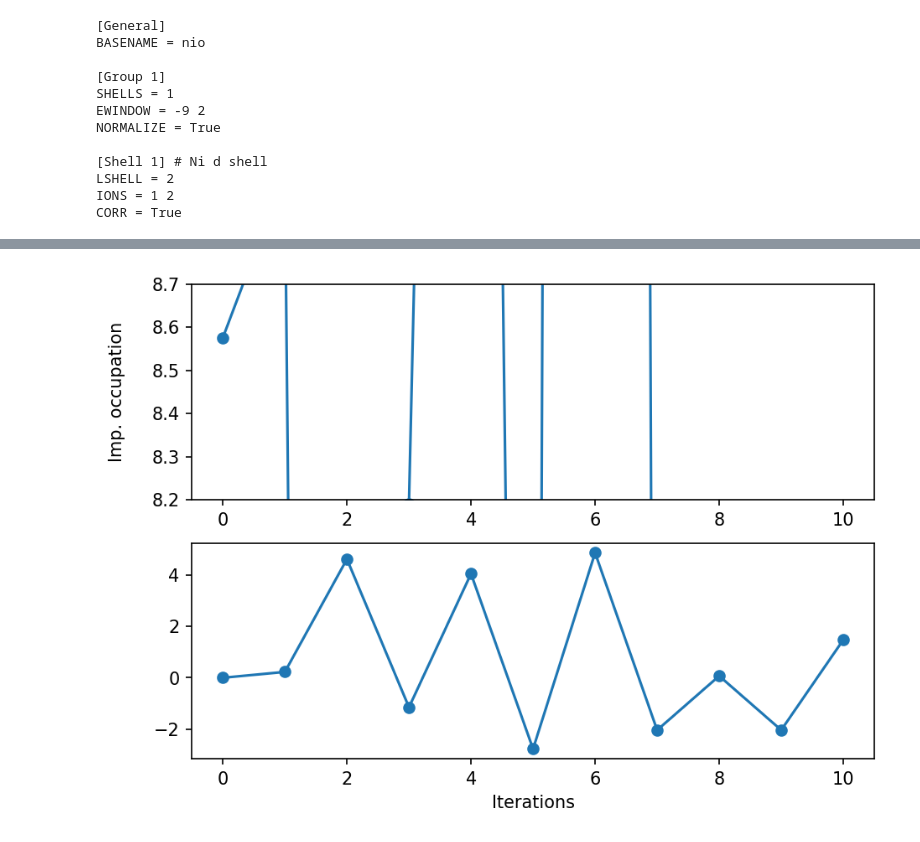
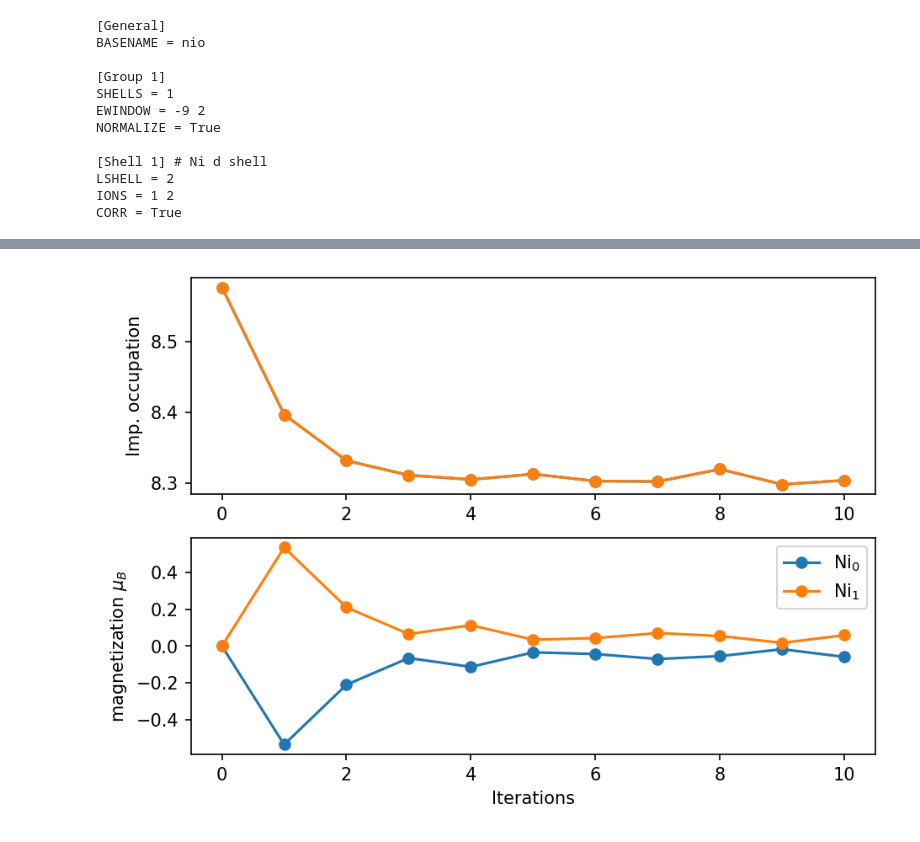
Before and after one commit to TRIQS/solid_dmft, a Jupyter notebook: doc/tutorials/NiO_os_plo_mag/NiO_tutorial.ipynb, the cells around one changed output, grey strips where cells are left out. Drawn from its saved outputs; the diff is of its cells as text; code cells hidden in the pictures.

```diff
--- a/doc/tutorials/NiO_os_plo_mag/NiO_tutorial.ipynb
+++ b/doc/tutorials/NiO_os_plo_mag/NiO_tutorial.ipynb
@@ -170,8 +224,8 @@ this tells us that solid_dmft detected correctly how we want to orientate the sp
 After the calculation is finished we can take a look at the results:
 # %%
 with HDFArchive('NiO_highT/nio.h5','r') as h5:
-    Sigma_iw = h5['DMFT_results/last_iter/Sigma_freq_0']
-    obs = h5['DMFT_results/observables']
+    Sigma_iw_highT = h5['DMFT_results/last_iter/Sigma_freq_0']
+    obs_highT = h5['DMFT_results/observables']
 # %%
 fig, ax = plt.subplots(nrows=2, dpi=150, figsize=(7,5))
 
@@ -205,23 +297,26 @@ plt.show()
 # %%
 with HDFArchive('NiO_lowT/nio.h5','r') as h5:
-    Sigma_iw = h5['DMFT_results/it_5/Sigma_freq_0']
-    obs = h5['DMFT_results/observables']
+    Sigma_iw_lowT = h5['DMFT_results/last_iter/Sigma_freq_0']
+    obs_lowT = h5['DMFT_results/observables']
 # %%
 fig, ax = plt.subplots(nrows=2, dpi=150, figsize=(7,5))
 
-ax[0].plot(obs['iteration'], np.array(obs['imp_occ'][0]['up'])+np.array(obs['imp_occ'][0]['down']), '-o')
+ax[0].plot(obs_lowT['iteration'], np.array(obs_lowT['imp_occ'][0]['up'])+np.array(obs_lowT['imp_occ'][0]['down']), '-o', label=r'Ni$_0$')
+ax[0].plot(obs_lowT['iteration'], np.array(obs_lowT['imp_occ'][1]['up'])+np.array(obs_lowT['imp_occ'][1]['down']), '-o', label=r'Ni$_1$')
 
-ax[1].plot(obs['iteration'], (np.array(obs['imp_occ'][0]['up'])-np.array(obs['imp_occ'][0]['down'])), '-o')
+ax[1].plot(obs_lowT['iteration'], (np.array(obs_lowT['imp_occ'][0]['up'])-np.array(obs_lowT['imp_occ'][0]['down'])), '-o', label=r'Ni$_0$')
+ax[1].plot(obs_lowT['iteration'], (np.array(obs_lowT['imp_occ'][1]['up'])-np.array(obs_lowT['imp_occ'][1]['down'])), '-o', label=r'Ni$_1$')
 
-
-
-ax[0].set_ylabel('Imp. occupation\n')
-ax[0].set_ylim(8.2, 8.7)
+ax[0].set_ylabel('Imp. occupation')
+ax[1].set_ylabel(r'magnetization $\mu_B$')
+# ax[0].set_ylim(8.2, 8.7)
+# ax[1].set_ylim(-0.5, 0.5)
 ax[-1].set_xlabel('Iterations')
+ax[1].legend()
 
 plt.show()
 # %% [output]
-[figure, old version]
+[figure, new version]
 # %%
 fig, ax = plt.subplots(1,dpi=150)
 
```
Also changed, not shown: parts of 19 cells of this notebook, 5 other files.
